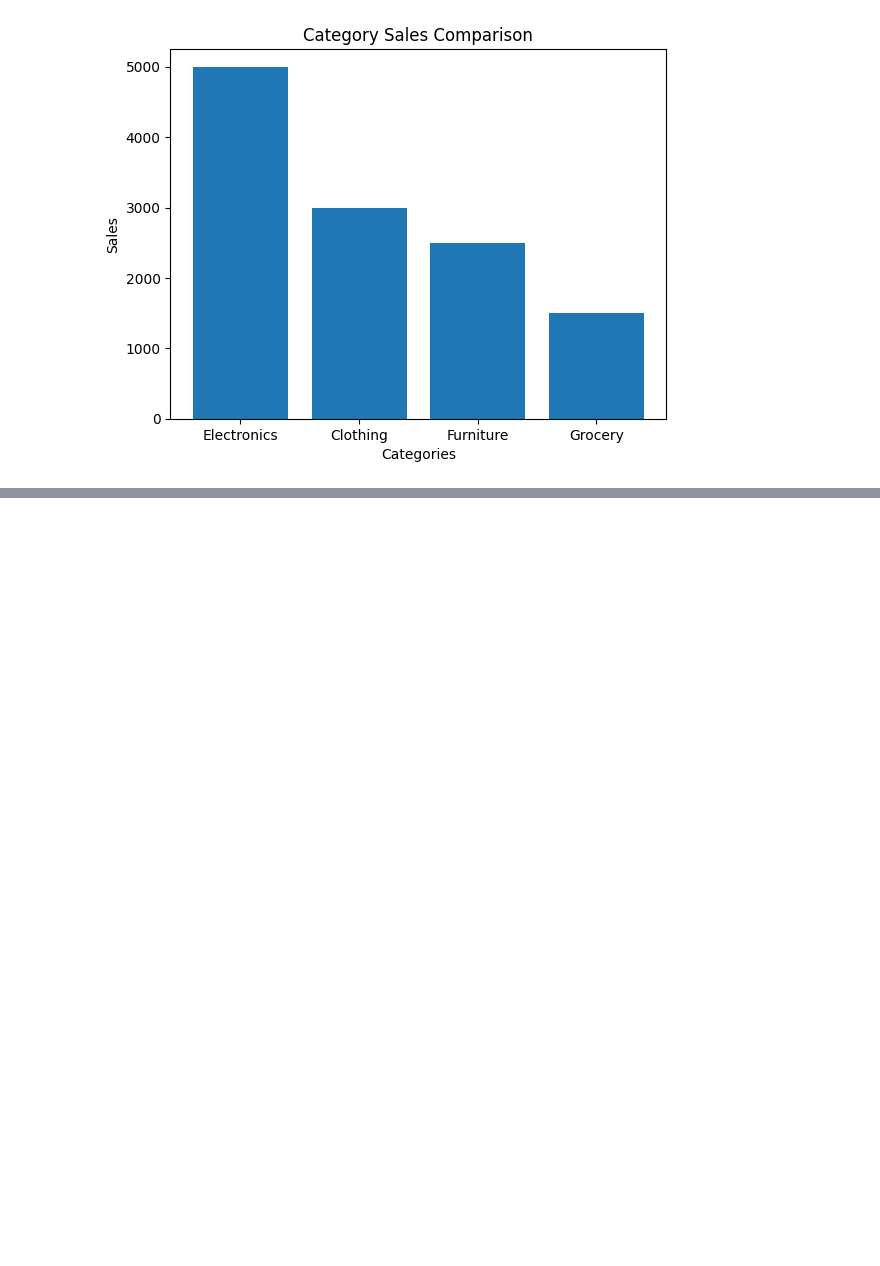
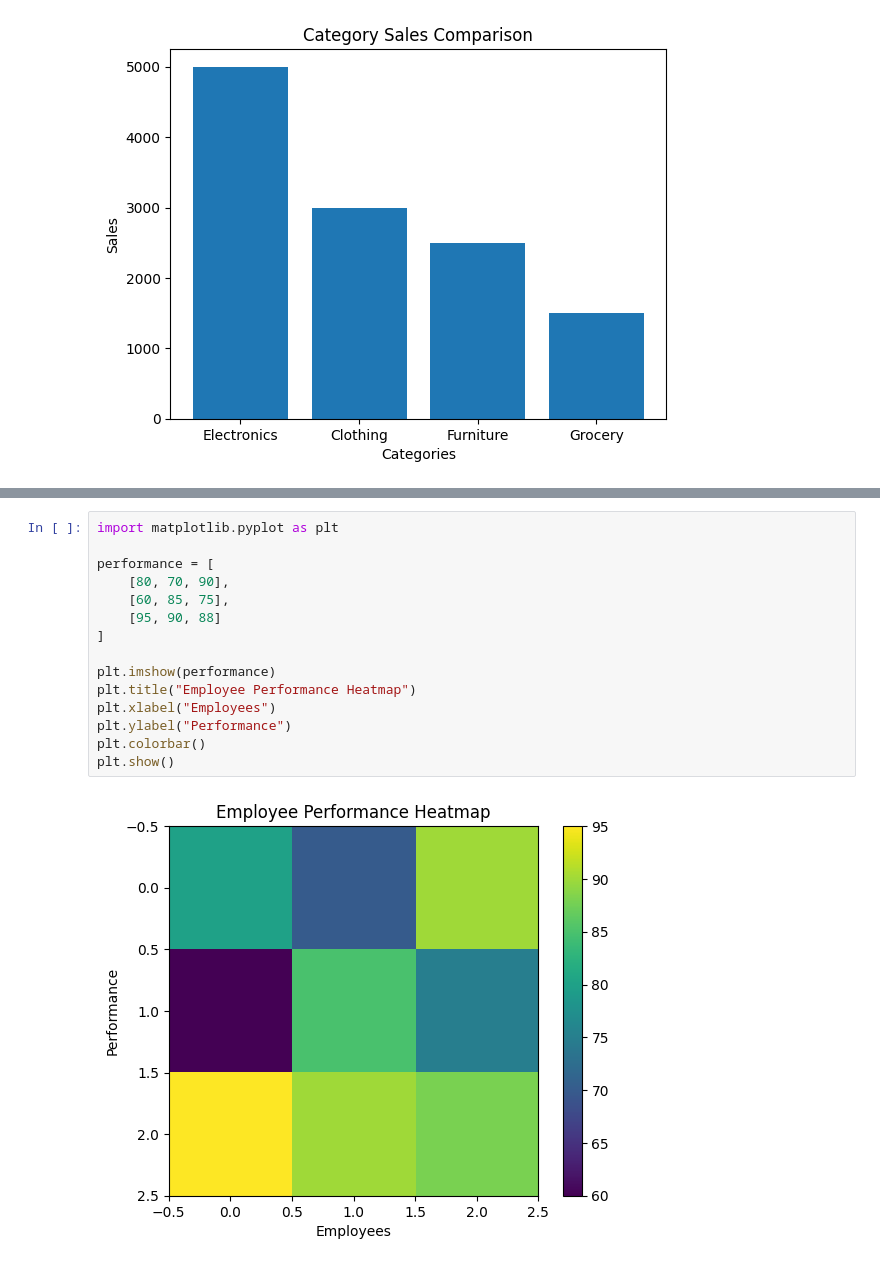
Before and after one commit to yaswanth-tech/da, a Jupyter notebook: matplot_practice.ipynb, the cells around one changed output, grey strips where cells are left out. Drawn from its saved outputs; the diff is of its cells as text; blank space fills up the shorter version.

```diff
--- a/matplot_practice.ipynb
+++ b/matplot_practice.ipynb
@@ -130,0 +172,17 @@ Category with lowest contribution: Grocery
+# %%
+import matplotlib.pyplot as plt
+
+performance = [
+    [80, 70, 90],
+    [60, 85, 75],
+    [95, 90, 88]
+]
+
+plt.imshow(performance)
+plt.title("Employee Performance Heatmap")
+plt.xlabel("Employees")
+plt.ylabel("Performance")
+plt.colorbar()
+plt.show()
+# %% [output]
+[figure, added]
```
Also changed, not shown: parts of 3 cells of this notebook.
